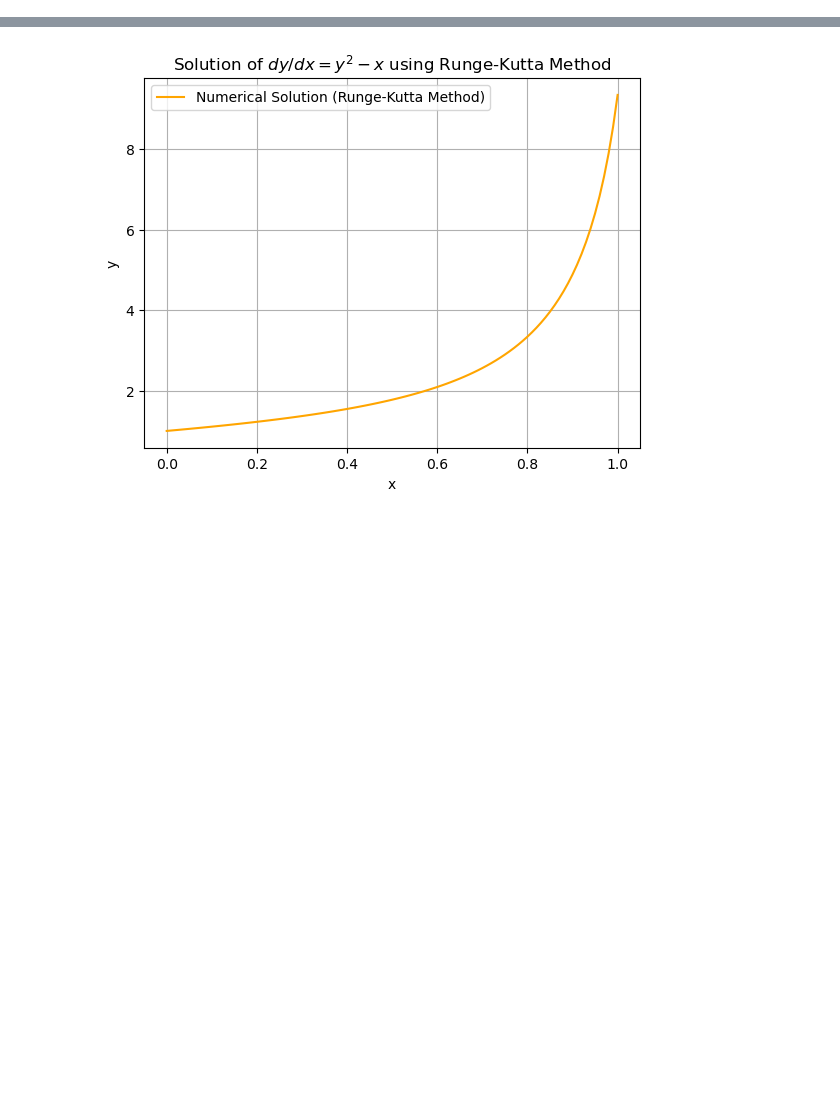
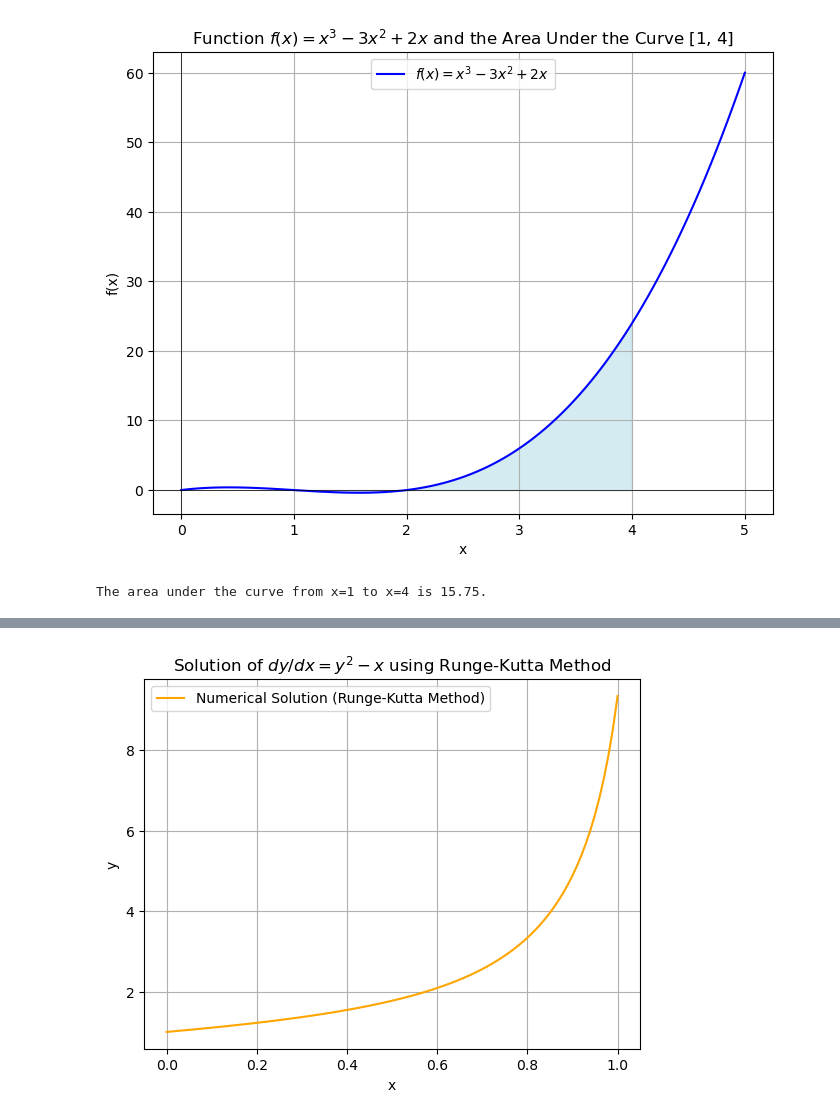
Before and after one commit to carlosdhoyos/fluid_mechanics, a Jupyter notebook: _build/jupyter_execute/_sources/prerequisites.ipynb, the cells around one changed output, grey strips where cells are left out. Cells and saved outputs as stored; diff of their text form; code cells hidden in the pictures; blank space fills up the shorter version.

```diff
--- a/_build/jupyter_execute/_sources/prerequisites.ipynb
+++ b/_build/jupyter_execute/_sources/prerequisites.ipynb
@@ -496,0 +89,35 @@ $$
+# %%
+import numpy as np
+import matplotlib.pyplot as plt
+from scipy.integrate import quad
+
+# Define the function f(x) = x^3 - 3x^2 + 2x
+def f(x):
+    return x**3 - 3*x**2 + 2*x
+
+# Generate x values for plotting
+x_vals = np.linspace(0, 5, 100)
+y_vals = f(x_vals)
+
+# Plot the function
+plt.figure(figsize=(8, 6))
+plt.plot(x_vals, y_vals, label=r'$f(x) = x^3 - 3x^2 + 2x$', color="blue")
+plt.fill_between(x_vals, y_vals, where=[(1 <= x <= 4) for x in x_vals], color='lightblue', alpha=0.5)
+
+# Labels and Title
+plt.axhline(0, color='black',linewidth=0.5)
+plt.axvline(0, color='black',linewidth=0.5)
+plt.xlabel('x')
+plt.ylabel('f(x)')
+plt.title('Function $f(x) = x^3 - 3x^2 + 2x$ and the Area Under the Curve [1, 4]')
+plt.legend()
+plt.grid(True)
+plt.show()
+
+# Calculate the integral over the interval [1, 4]
+area, _ = quad(f, 1, 4)
+
+print(f"The area under the curve from x=1 to x=4 is {area:.2f}.")
+# %% [output]
+[figure, added]
+The area under the curve from x=1 to x=4 is 15.75.
```
Also changed, not shown: parts of 2 cells of this notebook, 20 other files.
